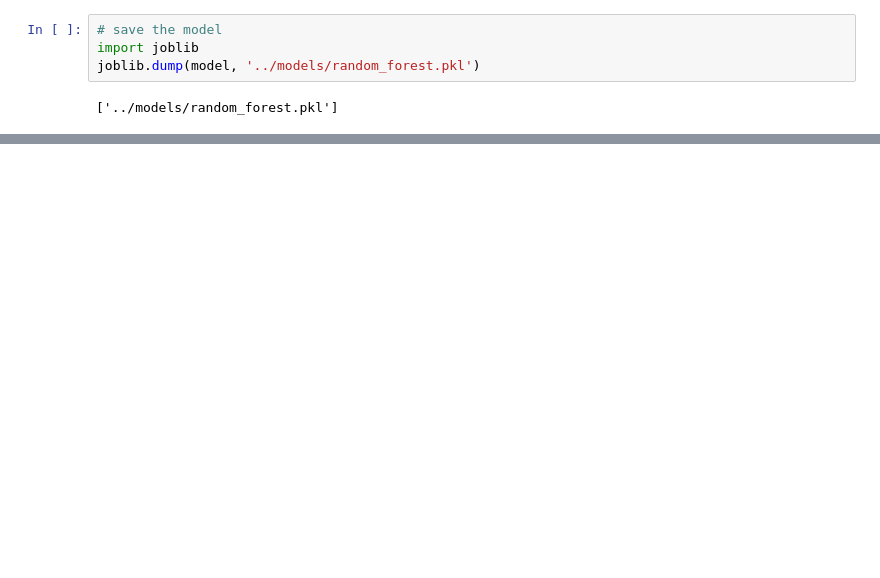
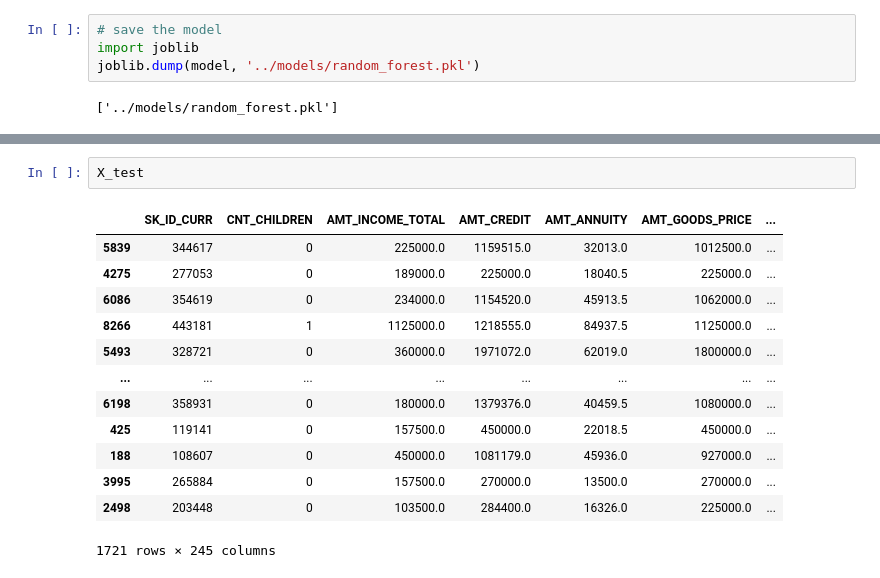
Before and after one commit to williamchnt/Classification-Mlflow, a Jupyter notebook: bigdataproject/notebooks/3.0-wc-ml-random-forest.ipynb, the cells around one changed output, grey strips where cells are left out. Cells and saved outputs as stored; diff of their text form; blank space fills up the shorter version.

```diff
--- a/bigdataproject/notebooks/3.0-wc-ml-random-forest.ipynb
+++ b/bigdataproject/notebooks/3.0-wc-ml-random-forest.ipynb
@@ -179,0 +298,16 @@ joblib.dump(model, '../models/random_forest.pkl')
+# %%
+X_test
+# %% [output]
+|  | SK_ID_CURR | CNT_CHILDREN | AMT_INCOME_TOTAL | AMT_CREDIT | AMT_ANNUITY | AMT_GOODS_PRICE | ... |
+| 5839 | 344617 | 0 | 225000.0 | 1159515.0 | 32013.0 | 1012500.0 | ... |
+| 4275 | 277053 | 0 | 189000.0 | 225000.0 | 18040.5 | 225000.0 | ... |
+| 6086 | 354619 | 0 | 234000.0 | 1154520.0 | 45913.5 | 1062000.0 | ... |
+| 8266 | 443181 | 1 | 1125000.0 | 1218555.0 | 84937.5 | 1125000.0 | ... |
+| 5493 | 328721 | 0 | 360000.0 | 1971072.0 | 62019.0 | 1800000.0 | ... |
+| ... | ... | ... | ... | ... | ... | ... | ... |
+| 6198 | 358931 | 0 | 180000.0 | 1379376.0 | 40459.5 | 1080000.0 | ... |
+| 425 | 119141 | 0 | 157500.0 | 450000.0 | 22018.5 | 450000.0 | ... |
+| 188 | 108607 | 0 | 450000.0 | 1081179.0 | 45936.0 | 927000.0 | ... |
+| 3995 | 265884 | 0 | 157500.0 | 270000.0 | 13500.0 | 270000.0 | ... |
+| 2498 | 203448 | 0 | 103500.0 | 284400.0 | 16326.0 | 225000.0 | ... |
+1721 rows × 245 columns
```
Also changed, not shown: parts of 12 cells of this notebook, 6 other files.
